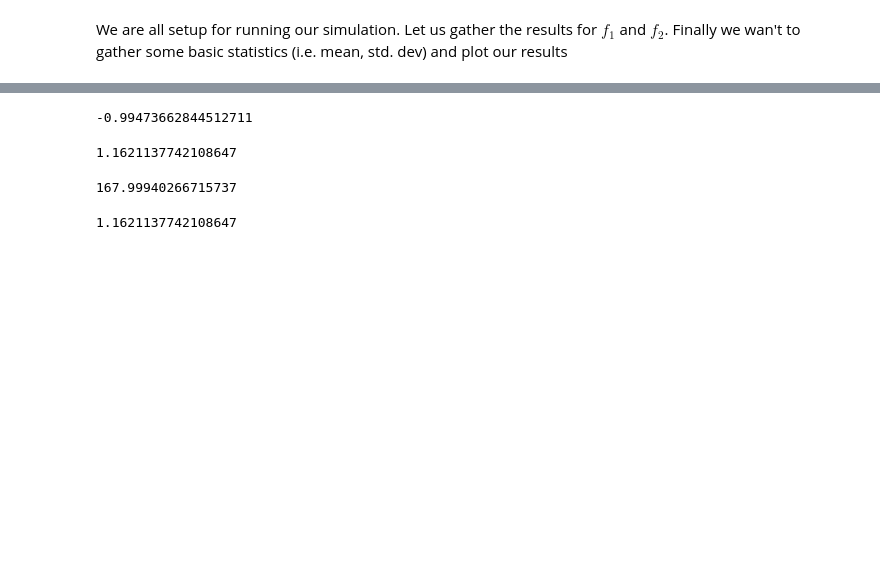
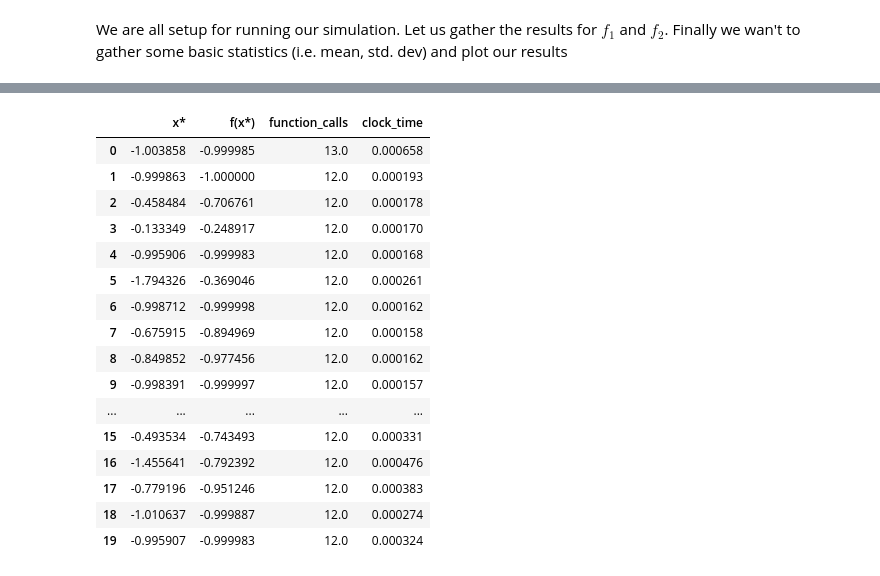
Before and after one commit to hfloresr/optimization, a Jupyter notebook: hw1/hw1.ipynb, the cells around one changed output, grey strips where cells are left out. Saved outputs shown, nothing was run; the diff lists cells and outputs as text; code cells hidden in the pictures; blank space fills up the shorter version.

```diff
--- a/hw1/hw1.ipynb
+++ b/hw1/hw1.ipynb
@@ -119,11 +122,11 @@ fib_n = 55.000000000000014
 Let us now create some random samples for our starting points. We'll draw from uniform distribution and sample from the interval $[-100, 100)$
 # %%
 # Set random seed
-np.random.seed(23)
+np.random.seed(13)
 
 # Create samples
-f1_samples = 10 * np.random.random_sample((10, 2)) - 5
-f2_samples = 12 * np.random.random_sample((10, 2)) + 3
+f1_samples = np.random.normal(loc=-1, scale=1, size=(20, 2))
+f2_samples = np.random.normal(loc=8, scale=1, size=(20, 2))
 # %%
 # Override template to get return value of our function
 timeit.template = """
@@ -182,22 +159,29 @@ f2_results
 # %%
 # Create matrix of results for easier computation
-f1_mat = np.array([list([e[0], e[1][0], e[1][1], e[1][2]]) for e in f1_results])
-f2_mat = np.array([list([e[0], e[1][0], e[1][1], e[1][2]]) for e in f2_results])
+f1_mat = np.array([list([e[1][0], e[1][1], e[1][2], e[0]]) for e in f1_results])
+f2_mat = np.array([list([e[1][0], e[1][1], e[1][2], e[0]]) for e in f2_results])
-# %%
-f1_mat = np.array(f1_mat)
-# %%
-np.median(f1_mat[:,2])
-# %% [output]
--0.99473662844512711
-# %%
-np.std(f1_mat[:,2])
-# %% [output]
-1.1621137742108647
-# %%
-np.median(f2_mat[:,2])
-# %% [output]
-167.99940266715737
-# %%
-np.std(f1_mat[:,2])
-# %% [output]
-1.1621137742108647
+# %%
+f1_df = pd.DataFrame(f1_mat)
+f2_df = pd.DataFrame(f2_mat)
+
+f1_df.columns = f2_df.columns = ['x*', 'f(x*)', 'function_calls', 'clock_time']
+# %%
+f1_df
+# %% [output]
+|  | x* | f(x*) | function_calls | clock_time |
+| 0 | -1.003858 | -0.999985 | 13.0 | 0.000658 |
+| 1 | -0.999863 | -1.000000 | 12.0 | 0.000193 |
+| 2 | -0.458484 | -0.706761 | 12.0 | 0.000178 |
+| 3 | -0.133349 | -0.248917 | 12.0 | 0.000170 |
+| 4 | -0.995906 | -0.999983 | 12.0 | 0.000168 |
+| 5 | -1.794326 | -0.369046 | 12.0 | 0.000261 |
+| 6 | -0.998712 | -0.999998 | 12.0 | 0.000162 |
+| 7 | -0.675915 | -0.894969 | 12.0 | 0.000158 |
+| 8 | -0.849852 | -0.977456 | 12.0 | 0.000162 |
+| 9 | -0.998391 | -0.999997 | 12.0 | 0.000157 |
+| ... | ... | ... | ... | ... |
+| 15 | -0.493534 | -0.743493 | 12.0 | 0.000331 |
+| 16 | -1.455641 | -0.792392 | 12.0 | 0.000476 |
+| 17 | -0.779196 | -0.951246 | 12.0 | 0.000383 |
+| 18 | -1.010637 | -0.999887 | 12.0 | 0.000274 |
+| 19 | -0.995907 | -0.999983 | 12.0 | 0.000324 |
```
Also changed, not shown: parts of 15 cells of this notebook, 6 other files.
